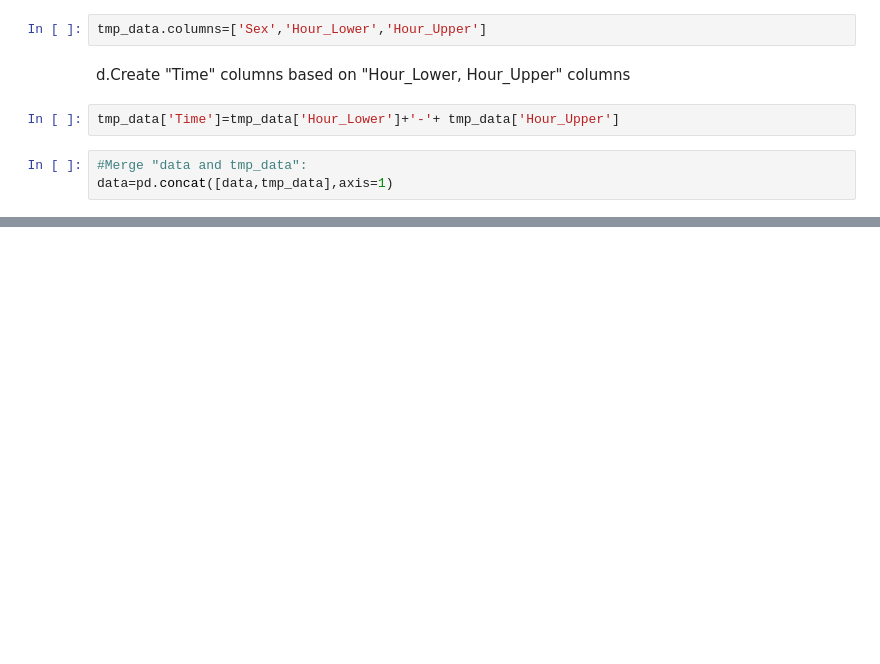
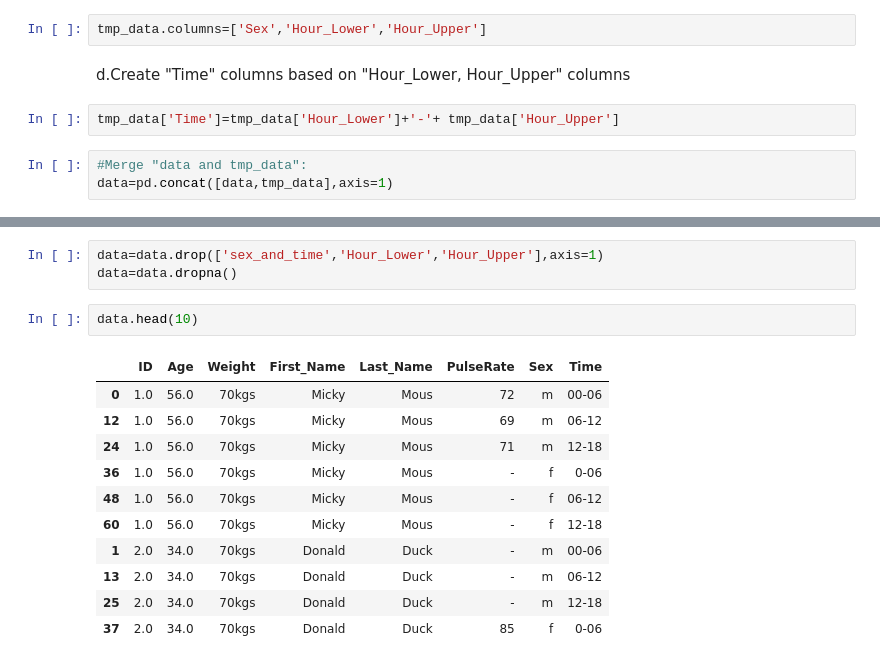
Before and after one commit to trinhvanypro1/-DataAnalystDeepLearning, a Jupyter notebook: Lab3.ipynb, the cells around one changed output, grey strips where cells are left out. Drawn from its saved outputs; the diff is of its cells as text; blank space fills up the shorter version.

```diff
--- a/Lab3.ipynb
+++ b/Lab3.ipynb
@@ -267,0 +284,17 @@ data=pd.concat([data,tmp_data],axis=1)
+# %%
+data=data.drop(['sex_and_time','Hour_Lower','Hour_Upper'],axis=1)
+data=data.dropna()
+# %%
+data.head(10)
+# %% [output]
+|  | ID | Age | Weight | First_Name | Last_Name | PulseRate | Sex | Time |
+| 0 | 1.0 | 56.0 | 70kgs | Micky | Mous | 72 | m | 00-06 |
+| 12 | 1.0 | 56.0 | 70kgs | Micky | Mous | 69 | m | 06-12 |
+| 24 | 1.0 | 56.0 | 70kgs | Micky | Mous | 71 | m | 12-18 |
+| 36 | 1.0 | 56.0 | 70kgs | Micky | Mous | - | f | 0-06 |
+| 48 | 1.0 | 56.0 | 70kgs | Micky | Mous | - | f | 06-12 |
+| 60 | 1.0 | 56.0 | 70kgs | Micky | Mous | - | f | 12-18 |
+| 1 | 2.0 | 34.0 | 70kgs | Donald | Duck | - | m | 00-06 |
+| 13 | 2.0 | 34.0 | 70kgs | Donald | Duck | - | m | 06-12 |
+| 25 | 2.0 | 34.0 | 70kgs | Donald | Duck | - | m | 12-18 |
+| 37 | 2.0 | 34.0 | 70kgs | Donald | Duck | 85 | f | 0-06 |
```
Also changed, not shown: parts of 2 cells of this notebook.
